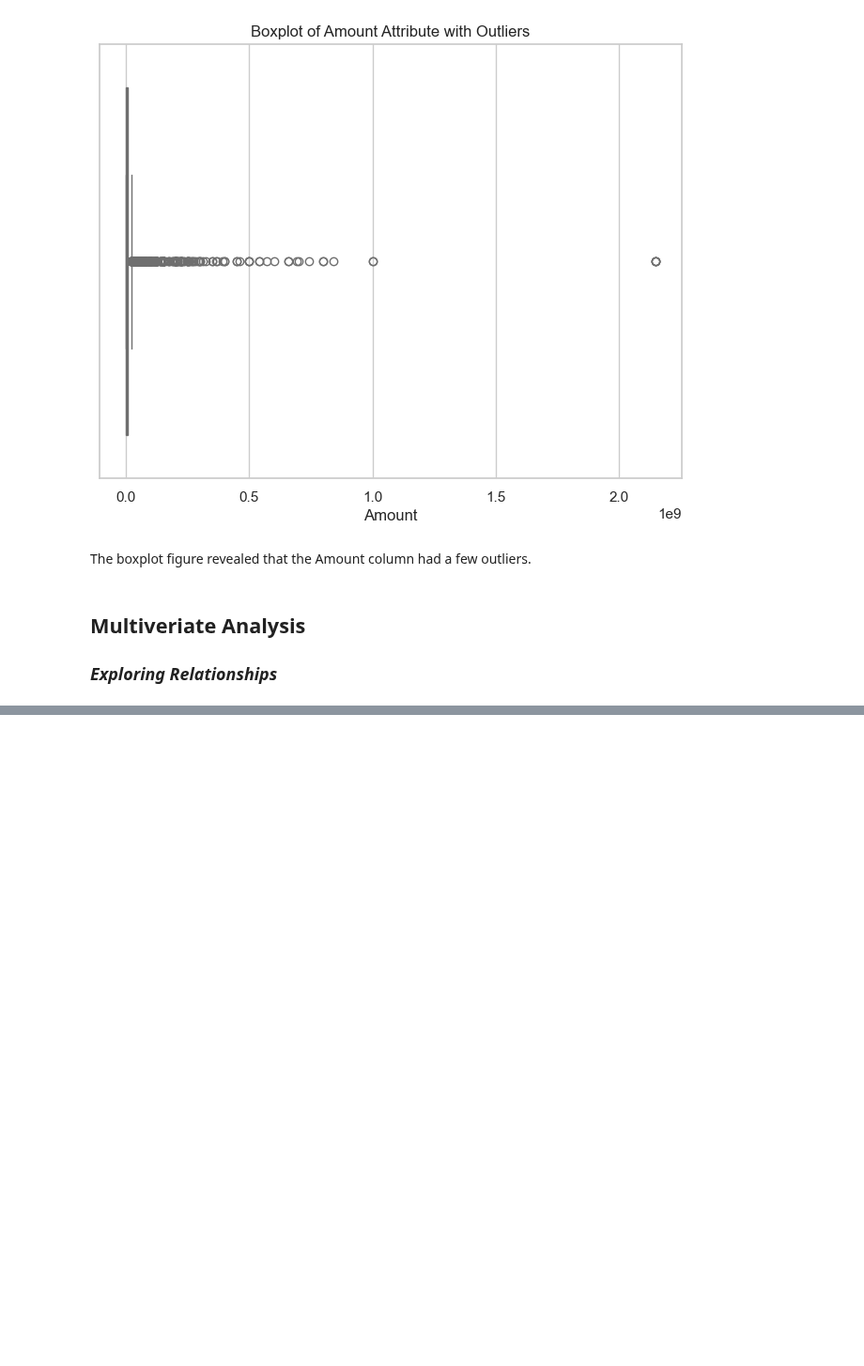
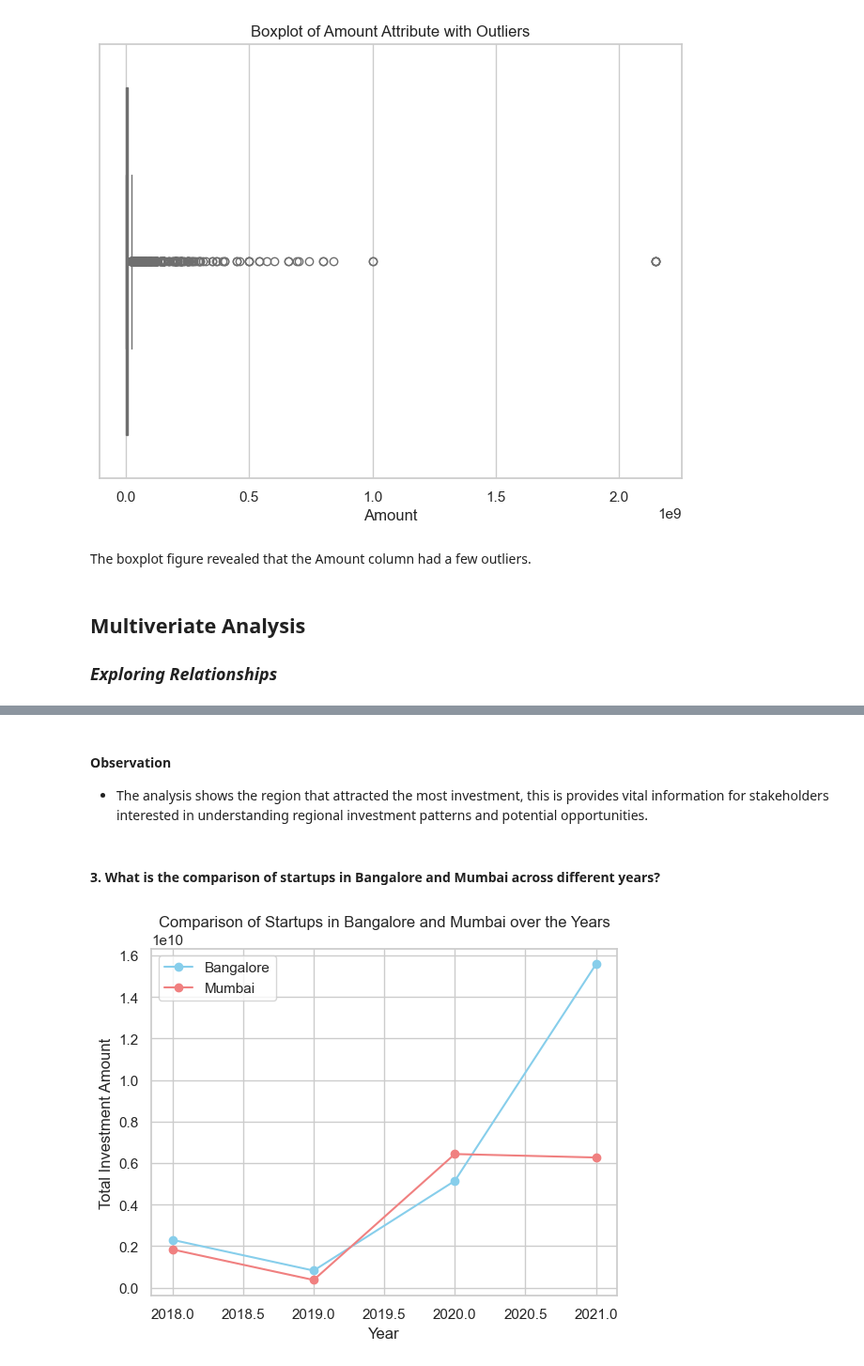
Before and after one commit to GeGe-K/Startup-Ecosystem, a Jupyter notebook: jupyter.ipynb, the cells around one changed output, grey strips where cells are left out. Shown at 94% size. Saved outputs shown, nothing was run; the diff lists cells and outputs as text; code cells hidden in the pictures; blank space fills up the shorter version.

Commit message:
Multiveriate Analysis

```diff
--- a/jupyter.ipynb
+++ b/jupyter.ipynb
@@ -2210,0 +2258,29 @@ plt.show()
+# %% [markdown]
+#### Observation
+- The analysis shows the region that attracted the most investment, this is provides vital information for stakeholders interested in understanding regional investment patterns and potential opportunities.
+# %% [markdown]
+#### 3. What is the comparison of startups in Bangalore and Mumbai across different years?
+# %%
+full_data = pd.DataFrame(full_data)
+
+# Filter data for startups in Bangalore and Mumbai
+bangalore_data = full_data[full_data['HeadQuarter'] == 'Bangalore']
+mumbai_data = full_data[full_data['HeadQuarter'] == 'Mumbai']
+
+# Group by 'Year_data_collected' and calculate the total investment amount for each year in Bangalore
+total_investment_bangalore = bangalore_data.groupby('Year_data_collected')['Amount'].sum()
+
+# Group by 'Year_data_collected' and calculate the total investment amount for each year in Mumbai
+total_investment_mumbai = mumbai_data.groupby('Year_data_collected')['Amount'].sum()
+
+# Plotting a line graph to compare startups in Bangalore and Mumbai across different years
+plt.plot(total_investment_bangalore.index.astype(int), total_investment_bangalore, marker='o', label='Bangalore', color='skyblue')
+plt.plot(total_investment_mumbai.index.astype(int), total_investment_mumbai, marker='o', label='Mumbai', color='lightcoral')
+
+plt.xlabel('Year')
+plt.ylabel('Total Investment Amount')
+plt.title('Comparison of Startups in Bangalore and Mumbai over the Years')
+plt.legend()
+plt.show()
+# %% [output]
+[figure, added]
```
Also changed, not shown: parts of 21 cells of this notebook.
